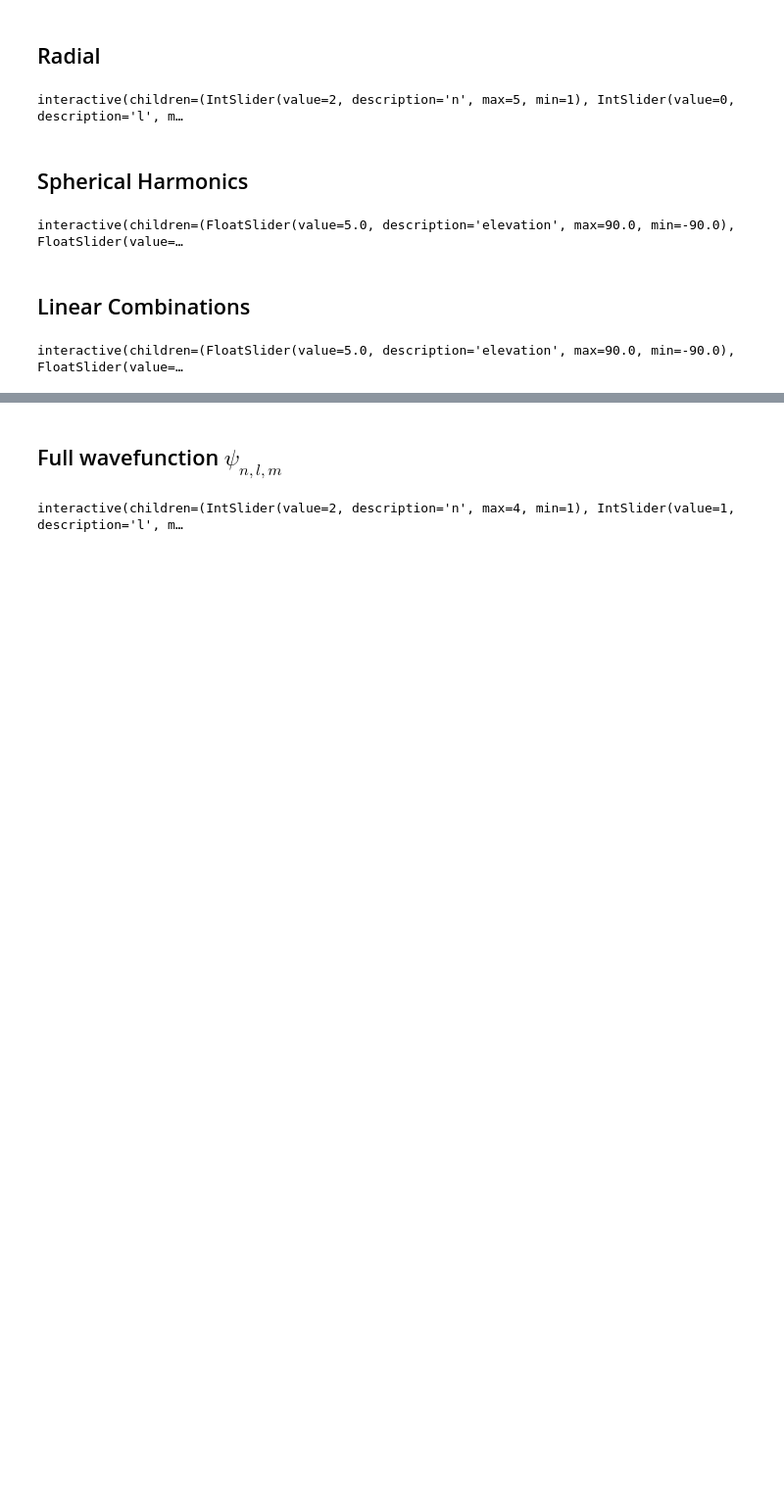
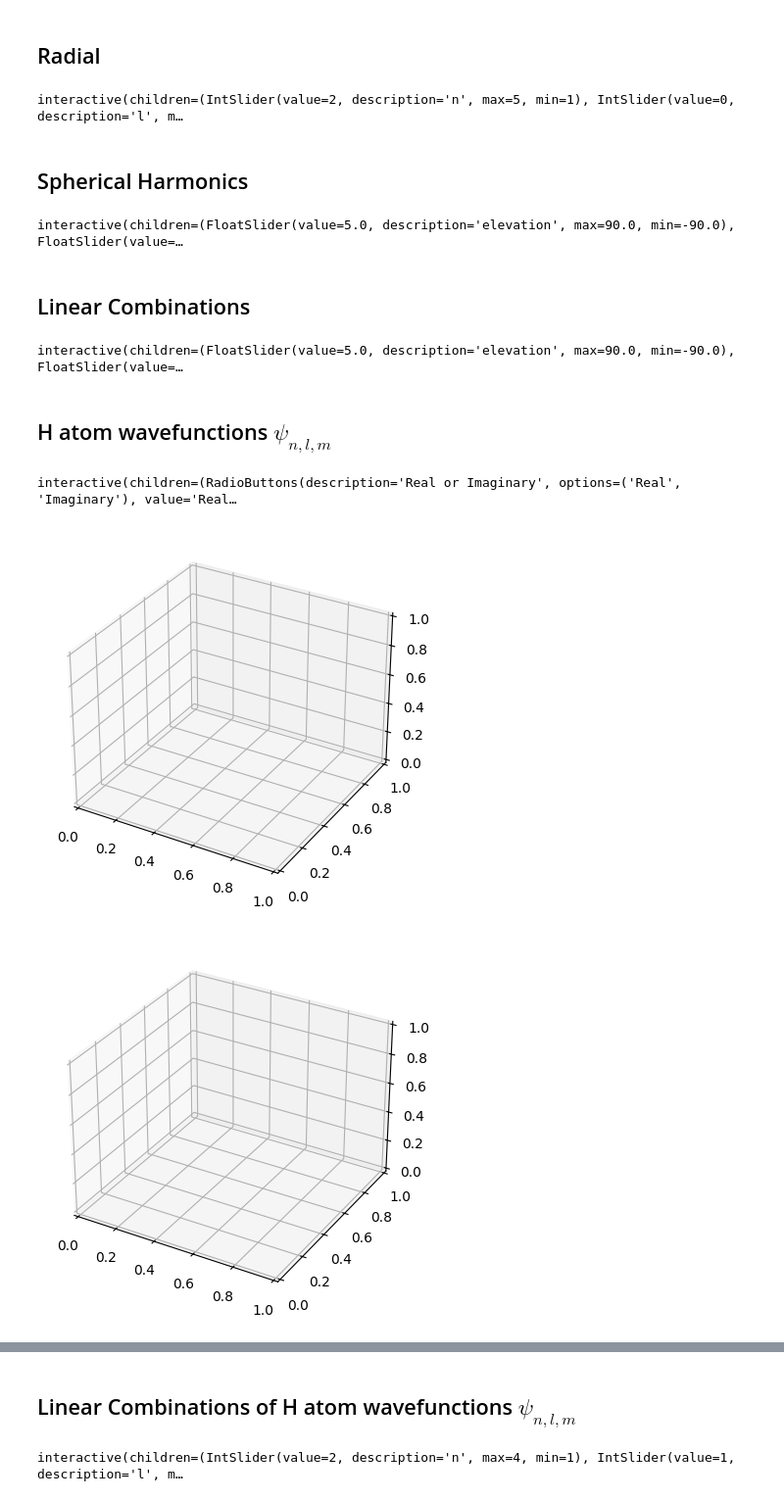
Before and after one commit to cmarkus413/pchemsims, a Jupyter notebook: H_atom.ipynb, the cells around one changed output, grey strips where cells are left out. Shown at 98% size. Cells and saved outputs as stored; diff of their text form; code cells hidden in the pictures; blank space fills up the shorter version.

```diff
--- a/H_atom.ipynb
+++ b/H_atom.ipynb
@@ -475,3 +594,11 @@ interactive(children=(FloatSlider(value=5.0, description='elevation', max=90.0,
 lin_comb()
 # %% [output]
 interactive(children=(FloatSlider(value=5.0, description='elevation', max=90.0, min=-90.0), FloatSlider(value=…
+# %% [markdown]
+## H atom wavefunctions $\psi_{n,l,m}$
+# %%
+hatom_ylm()
+# %% [output]
+interactive(children=(RadioButtons(description='Real or Imaginary', options=('Real', 'Imaginary'), value='Real…
+[figure, added]
+[figure, added]
@@ -478,3 +606,3 @@ interactive(children=(FloatSlider(value=5.0, description='elevation', max=90.0,
 # %% [markdown]
-## Full wavefunction $\psi_{n,l,m}$
+## Linear Combinations of H atom wavefunctions $\psi_{n,l,m}$
 # %%
```
Also changed, not shown: parts of 4 cells of this notebook.
